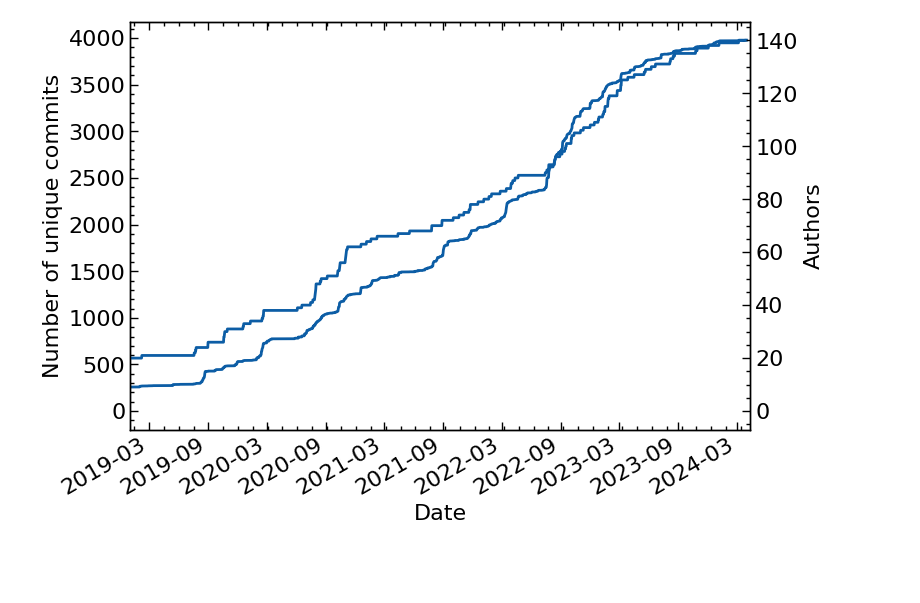
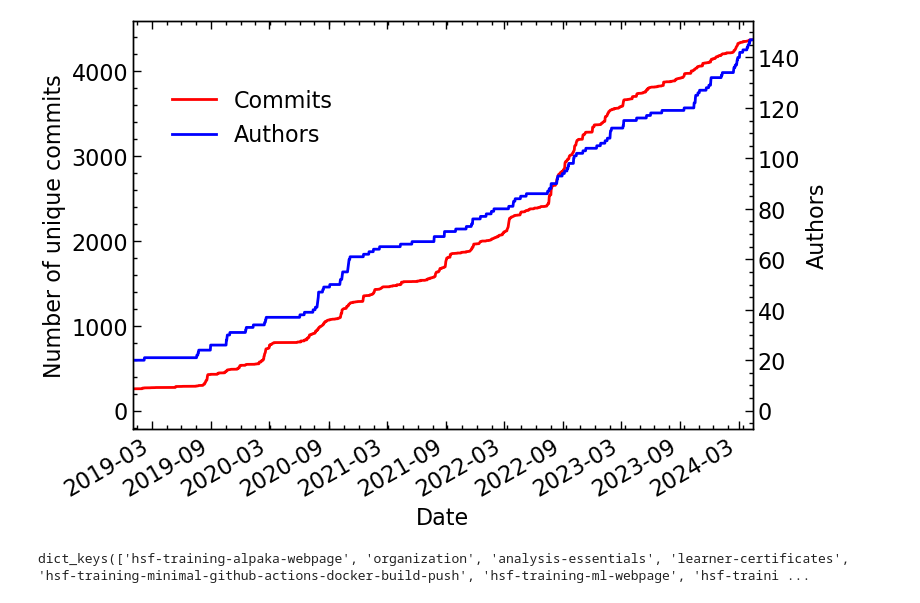
Before and after one commit to hsf-training/participation-analysis, a Jupyter notebook: notebooks/time_series_commits.ipynb, the cells around one changed output. Saved outputs shown, nothing was run; the diff lists cells and outputs as text; code cells hidden in the pictures; blank space fills up the shorter version.

```diff
--- a/notebooks/time_series_commits.ipynb
+++ b/notebooks/time_series_commits.ipynb
@@ -137,19 +148,20 @@ dates, cumm = dates2series(cc.timestamps)
 dates_authors, cumm_authors = dates2series(cc.new_author_timestamps)
 # %%
 fig, ax = plt.subplots()
-ax.plot(dates, cumm)
+ax.plot(dates, cumm,label = 'Commits',color='red')
 ax2 = ax.twinx()
-ax2.plot(dates_authors, cumm_authors, label="Authors")
+ax2.plot(dates_authors, cumm_authors, label="Authors",color='blue')
 ax2.set_ylabel("Authors")
 ax.set_xlabel("Date")
 ax.set_ylabel("Number of unique commits")
 ax.set_xlim(date_parser.parse("01/01/2019"), datetime.datetime.now())
 import matplotlib.dates as mdates
 
 ax.xaxis.set_major_locator(mdates.MonthLocator(interval=6))
+fig.legend(bbox_to_anchor = [0.4,0.8])
 fig.autofmt_xdate()
 # %% [output]
-[figure, old version]
+[figure, new version]
 # %%
 data_dir = Path(".").resolve().parent / "data"
 assert data_dir.is_dir()
@@ -164,6 +176,10 @@ label_mapping = {
     "cmake": "CMake",
     "cicd github": "CI/CD w/ github",
 }
+# %%
+cc.timestamps_by_repo.keys()
+# %% [output]
+dict_keys(['hsf-training-alpaka-webpage', 'organization', 'analysis-essentials', 'learner-certificates', 'hsf-training-minimal-github-actions-docker-build-push', 'hsf-training-ml-webpage', 'hsf-traini ...
 # %%
 fig, ax = plt.subplots()
 start_date = date_parser.parse("01/01/2019")
```
Also changed, not shown: parts of 8 cells of this notebook, 3 other files.
